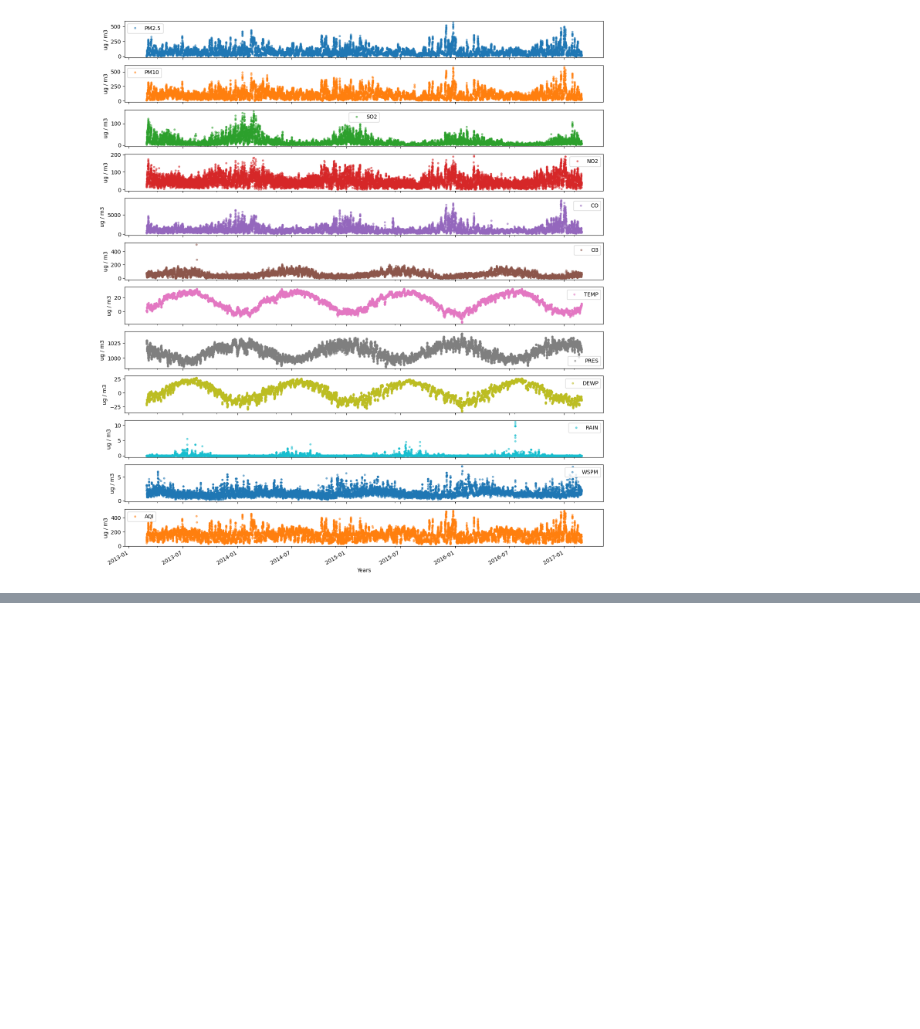
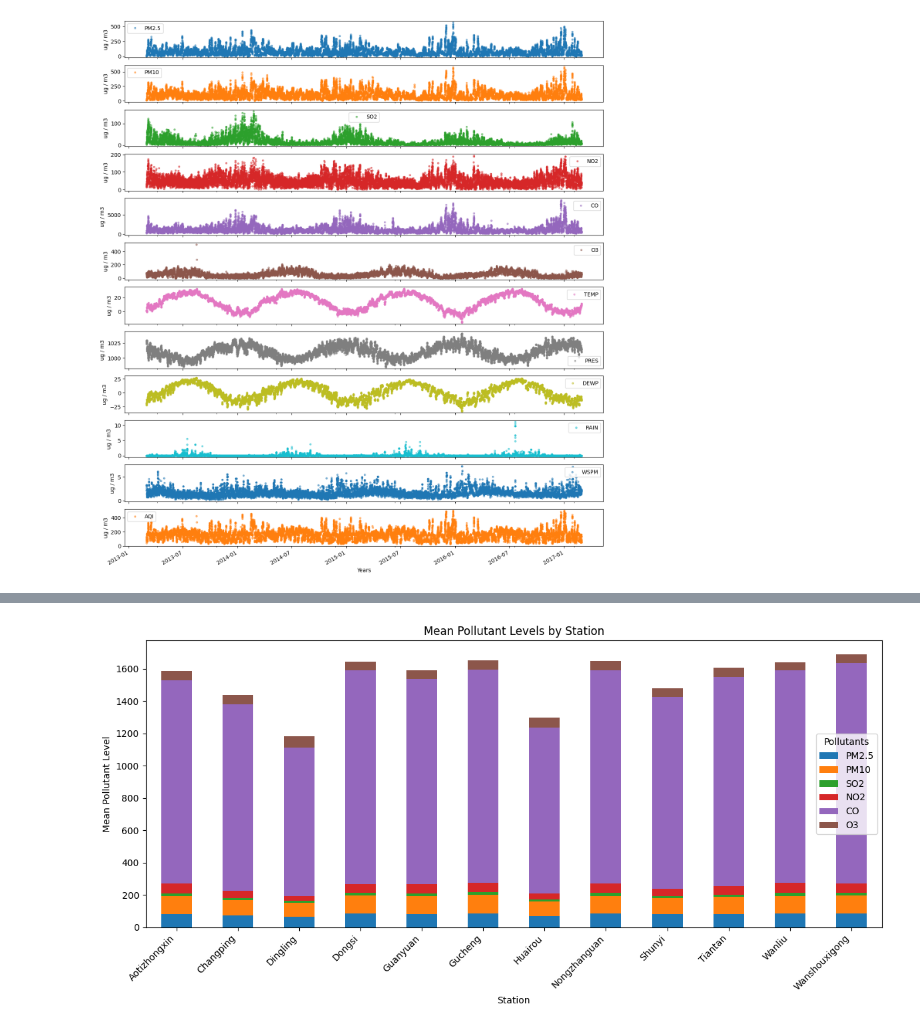
Before and after one commit to Strong649/First-Repo, a Jupyter notebook: st20121704_CMP7005_PRAC1.ipynb, the cells around one changed output, grey strips where cells are left out. Cells and saved outputs as stored; diff of their text form; code cells hidden in the pictures; blank space fills up the shorter version.

```diff
--- a/st20121704_CMP7005_PRAC1.ipynb
+++ b/st20121704_CMP7005_PRAC1.ipynb
@@ -608,0 +612,21 @@ your url is: https://many-cups-draw.loca.lt
+# %%
+# stacked bar chart for pollutants for each station
+
+# Assuming you want a stacked bar chart for the mean of each pollutant per station
+selected_pollutants = ['PM2.5', 'PM10', 'SO2', 'NO2', 'CO', 'O3']
+
+# Group by station and calculate the mean of each pollutant
+station_pollutant_means = combined_df.groupby('station')[selected_pollutants].mean()
+
+# Create the stacked bar chart
+station_pollutant_means.plot(kind='bar', stacked=True, figsize=(12, 6))
+
+plt.title('Mean Pollutant Levels by Station')
+plt.xlabel('Station')
+plt.ylabel('Mean Pollutant Level')
+plt.xticks(rotation=45, ha='right')
+plt.legend(title='Pollutants')
+plt.tight_layout()
+plt.show()
+# %% [output]
+[figure, added]
```
Also changed, not shown: parts of 28 cells of this notebook.
